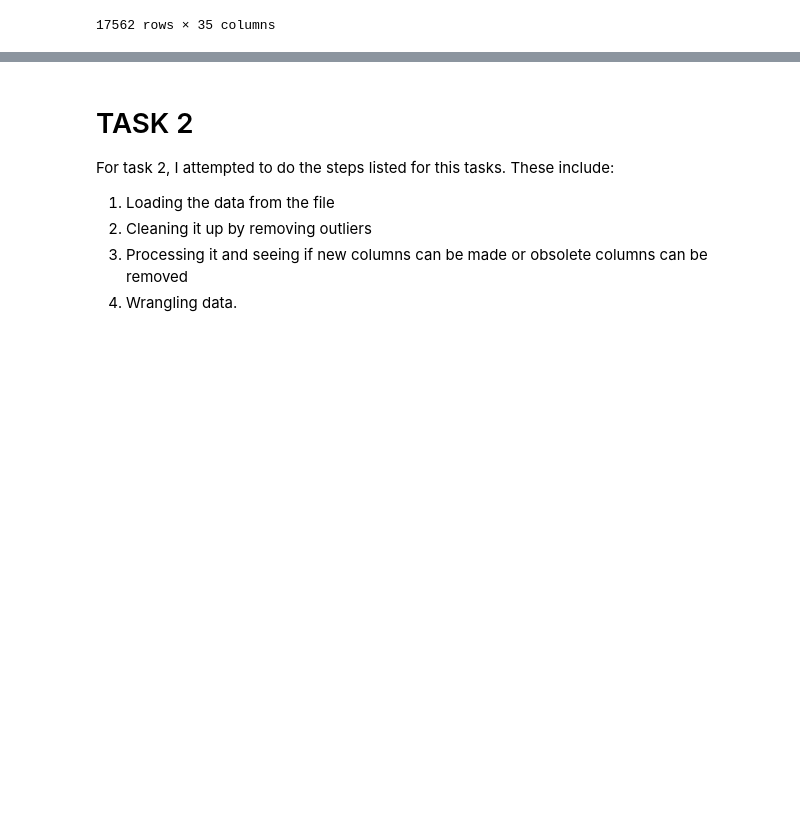
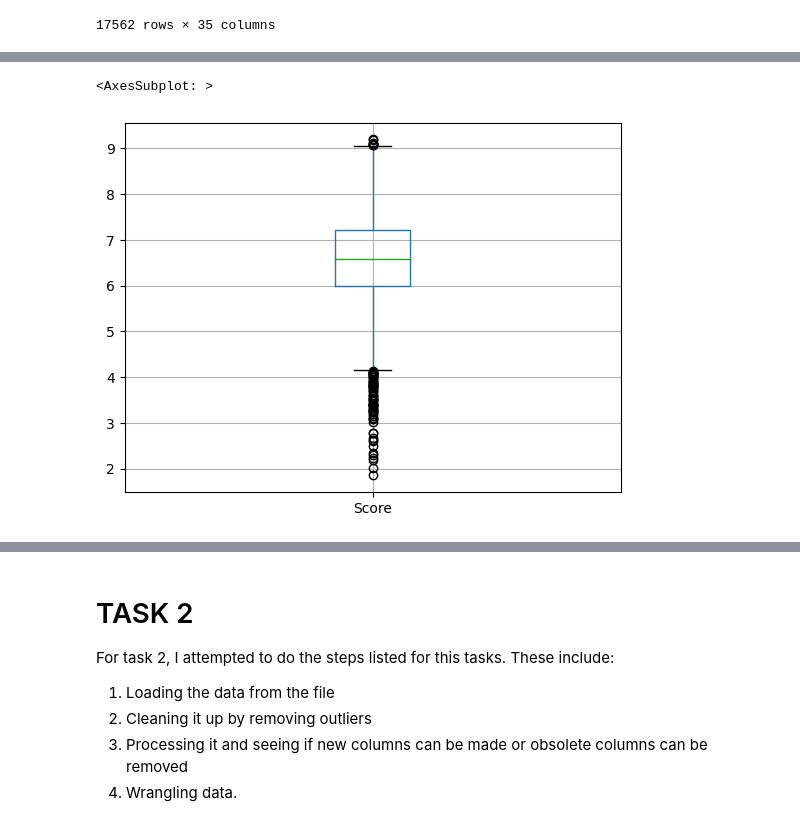
Before and after one commit to ubco-W2022T1-cosc301/project-group12, a Jupyter notebook: notebooks/analysis3.ipynb, the cells around one changed output, grey strips where cells are left out. Drawn from its saved outputs; the diff is of its cells as text; code cells hidden in the pictures; blank space fills up the shorter version.

```diff
--- a/notebooks/analysis3.ipynb
+++ b/notebooks/analysis3.ipynb
@@ -211,0 +158,7 @@ KeyError: 'Score'
+# %%
+#BOXPLOT FOR SCORE
+
+df.boxplot('Score', grid= 'true')
+# %% [output]
+<AxesSubplot: >
+[figure, added]
```
Also changed, not shown: parts of 30 cells of this notebook, 1 other file.
